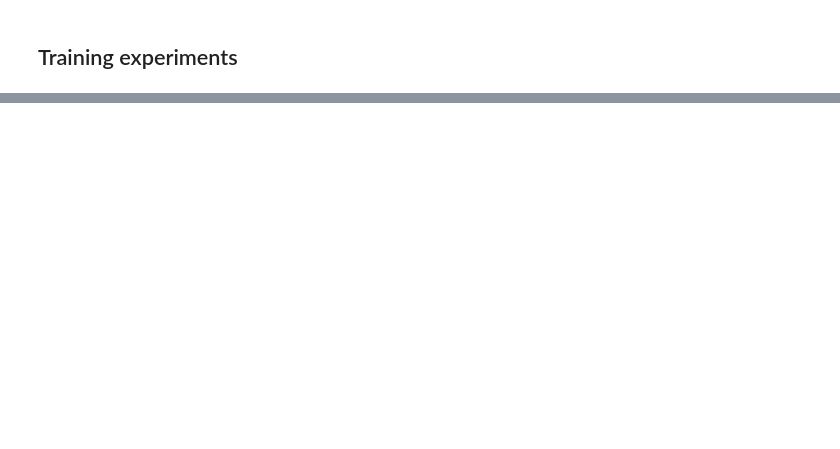
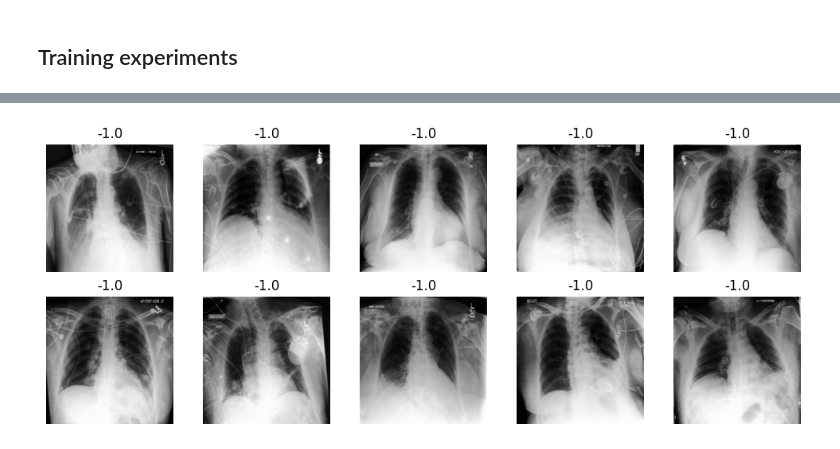
Before and after one commit to alexocayanez/xAI-CheXpert-radiology, a Jupyter notebook: xAI_cheXpert.ipynb, the cells around one changed output, grey strips where cells are left out. Saved outputs shown, nothing was run; the diff lists cells and outputs as text; code cells hidden in the pictures; blank space fills up the shorter version.

```diff
--- a/xAI_cheXpert.ipynb
+++ b/xAI_cheXpert.ipynb
@@ -401,0 +915,8 @@ KeyboardInterrupt:
+# %%
+train_ranking_folder = 'ranking annotations/train'
+train_ranking_path = os.path.join(CHEXPERT_PATH, train_ranking_folder)
+train_ranking_dataset = CheXpertDataset(root_dir=train_ranking_path, stage='pred')
+
+test_ranking_folder = 'ranking annotations/test'
+test_ranking_path = os.path.join(CHEXPERT_PATH, test_ranking_folder)
+test_ranking_dataset = CheXpertDataset(root_dir=test_ranking_path, stage='pred')
@@ -401,0 +940,39 @@ KeyboardInterrupt:
+# %%
+def compare_latents(latent1, latent2, metric="cosine"):
+    if metric == "euclidean":
+        return torch.norm(latent1 - latent2, p=2).item()
+    elif metric == "manhattan":
+        return torch.norm(latent1 - latent2, p=1).item()
+    elif metric == "cosine":
+        return F.cosine_similarity(latent1.unsqueeze(0), latent2.unsqueeze(0)).item()
+# %%
+for i, example in enumerate(train_data):
+  cosine_sim = compare_latents(test_data[0][0], example[0], metric="cosine")
+  train_data[i] = (*example, cosine_sim)
+
+train_data.sort(key=lambda x: x[2]);
+# %%
+def plot_ranking_images(ranking_data, n_rows=2, n_cols=5):
+    fig, axes = plt.subplots(n_rows, n_cols, figsize=(n_cols * 2, n_rows * 2))
+    axes = axes.flatten()
+
+    for i, ax in enumerate(axes):
+        if i < len(ranking_data):
+            img = ranking_data[i][1][0].cpu().numpy()  # Konwersja do NumPy
+            if img.ndim == 2:  # Skala szarości
+                ax.imshow(img, cmap="gray")
+            else:  # RGB
+                ax.imshow(img)
+            ax.set_title(round(ranking_data[i][2], 2))
+            ax.axis("off")
+        else:
+            ax.axis("off")  # Ukryj puste miejsca w siatce
+
+    plt.tight_layout()
+    plt.show()
+# %%
+train_data.reverse()
+
+plot_ranking_images(train_data)
+# %% [output]
+[figure, added]
```
Also changed, not shown: parts of 30 cells of this notebook.
